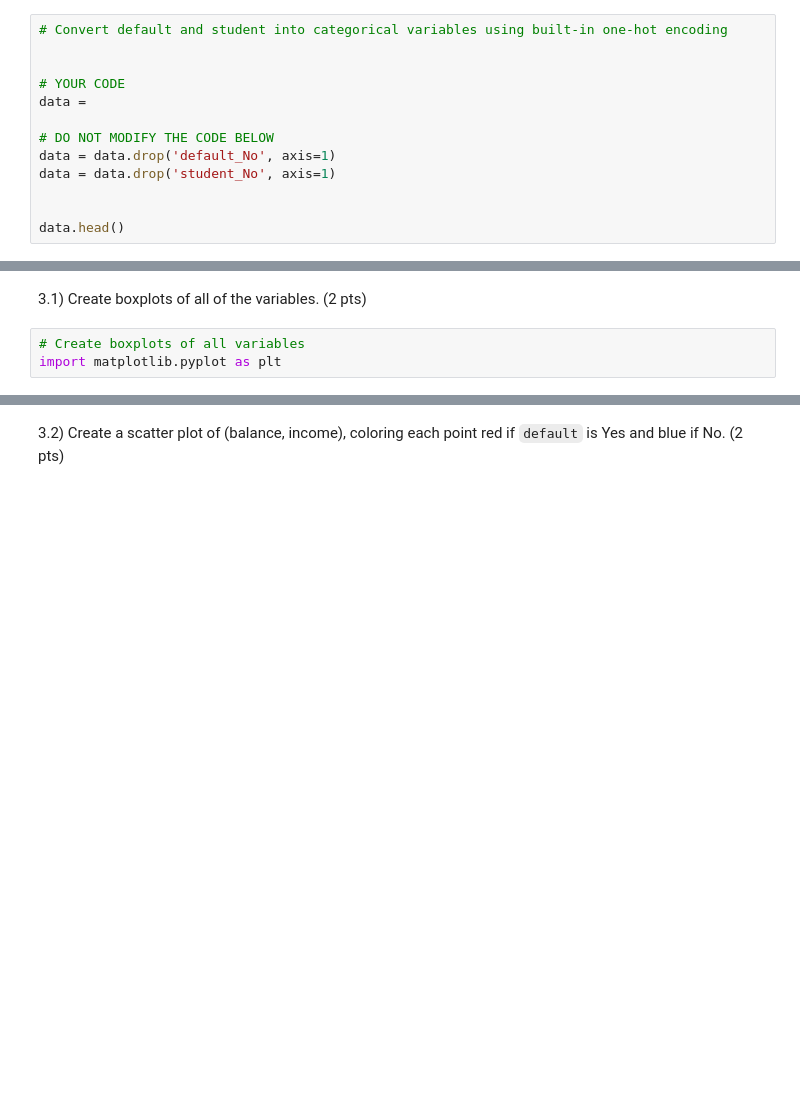
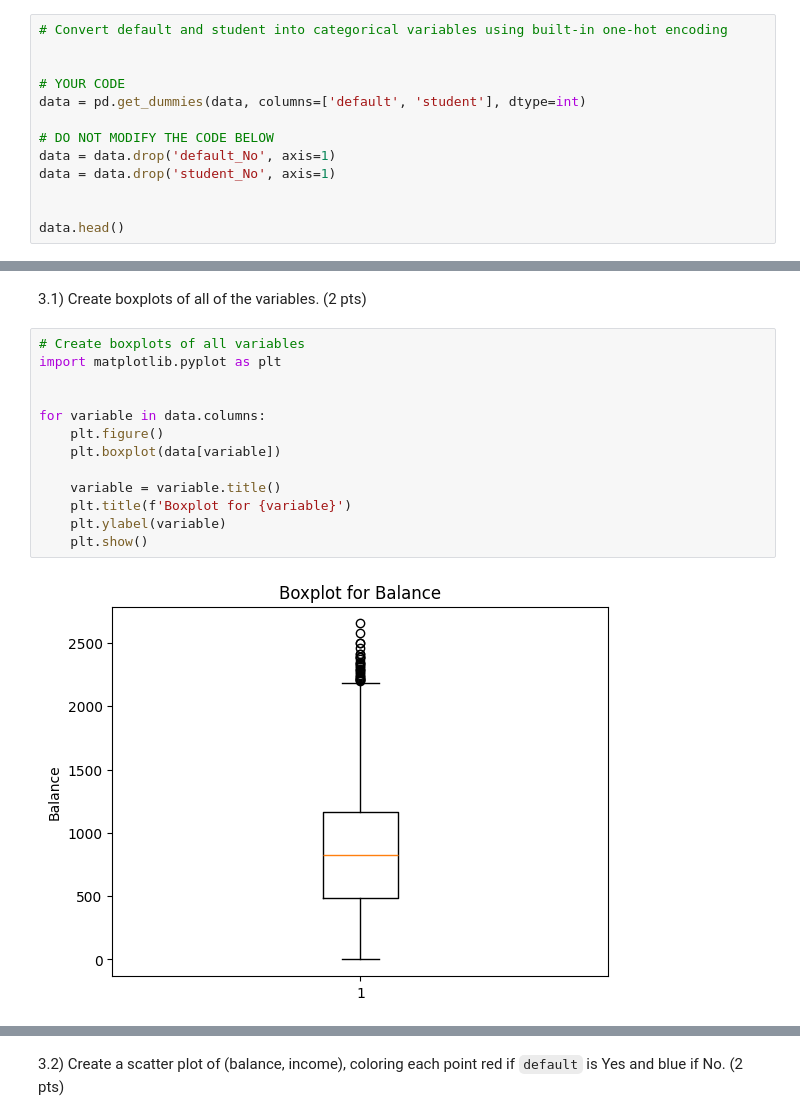
Before and after one commit to bl25845/DATA602_FardinaAlam, a Jupyter notebook: HW4/DATA_602_Homework_4_Part2_Classification.ipynb, the cells around one changed output, grey strips where cells are left out. Cells and saved outputs as stored; diff of their text form; blank space fills up the shorter version.

```diff
--- a/HW4/DATA_602_Homework_4_Part2_Classification.ipynb
+++ b/HW4/DATA_602_Homework_4_Part2_Classification.ipynb
@@ -17,7 +24,7 @@ data.head()
 
 
 # YOUR CODE
-data =
+data = pd.get_dummies(data, columns=['default', 'student'], dtype=int)
 
 # DO NOT MODIFY THE CODE BELOW
 data = data.drop('default_No', axis=1)
@@ -30,3 +44,15 @@ data.head()
 # %%
 # Create boxplots of all variables
 import matplotlib.pyplot as plt
+
+
+for variable in data.columns:
+    plt.figure()
+    plt.boxplot(data[variable])
+
+    variable = variable.title()
+    plt.title(f'Boxplot for {variable}')
+    plt.ylabel(variable)
+    plt.show()
+# %% [output]
+[figure, added]
```
Also changed, not shown: parts of 17 cells of this notebook, 1 other file.
